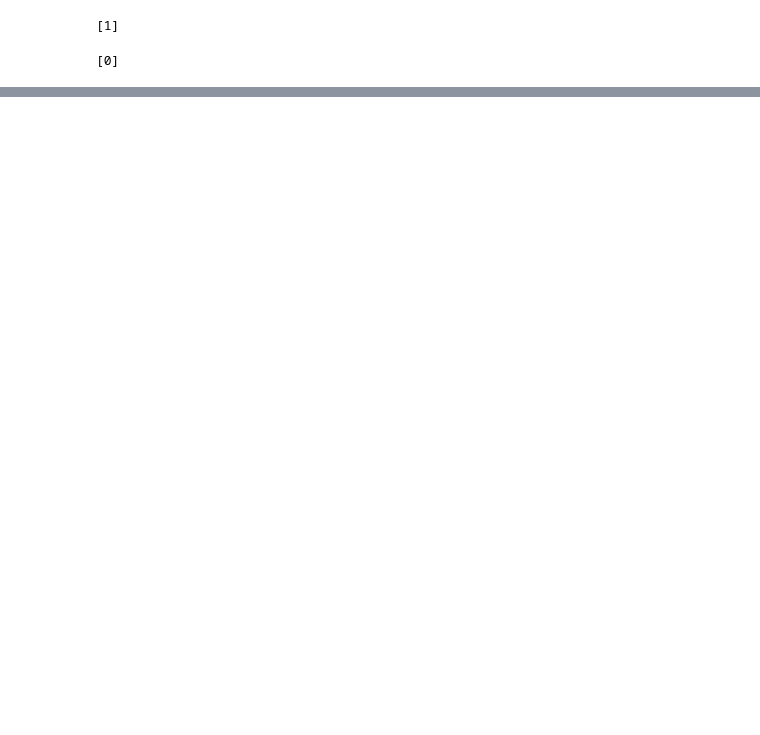
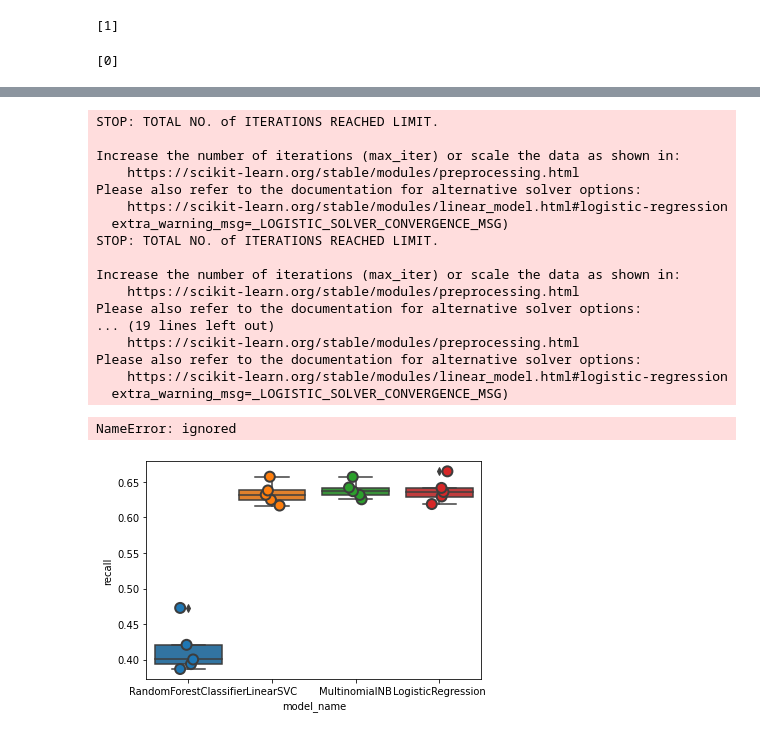
Before and after one commit to zuzannazak/MgrSarcasm, a Jupyter notebook: mgr_SVM.ipynb, the cells around one changed output, grey strips where cells are left out. Saved outputs shown, nothing was run; the diff lists cells and outputs as text; code cells hidden in the pictures; blank space fills up the shorter version.

```diff
--- a/mgr_SVM.ipynb
+++ b/mgr_SVM.ipynb
@@ -122,2 +143,47 @@ print(clf.predict(count_vect.transform(["I like cats"])))
+# %%
+from sklearn.linear_model import LogisticRegression
+from sklearn.ensemble import RandomForestClassifier
+from sklearn.svm import LinearSVC
+from sklearn.model_selection import cross_val_score
+models = [
+    RandomForestClassifier(n_estimators=200, max_depth=3, random_state=0),
+    LinearSVC(),
+    MultinomialNB(),
+    LogisticRegression(random_state=0),
+]
+CV = 5
+cv_df = pd.DataFrame(index=range(CV * len(models)))
+entries = []
+for model in models:
+  model_name = model.__class__.__name__
+  recalls = cross_val_score(model, features, labels, scoring='recall', cv=CV)
+  for fold_idx, recall in enumerate(recalls):
+    entries.append((model_name, fold_idx, recall))
+cv_df = pd.DataFrame(entries, columns=   ['model_name', 'fold_idx', 'recall'])
+import seaborn as sns
+sns.boxplot(x='model_name', y='recall', data=cv_df)
+sns.stripplot(x='model_name', y='recall', data=cv_df,
+              size=10, jitter=True, edgecolor="gray", linewidth=2)
+plt.show()
+# %% [output]
+STOP: TOTAL NO. of ITERATIONS REACHED LIMIT.
+
+Increase the number of iterations (max_iter) or scale the data as shown in:
+    https://scikit-learn.org/stable/modules/preprocessing.html
+Please also refer to the documentation for alternative solver options:
+    https://scikit-learn.org/stable/modules/linear_model.html#logistic-regression
+  extra_warning_msg=_LOGISTIC_SOLVER_CONVERGENCE_MSG)
+STOP: TOTAL NO. of ITERATIONS REACHED LIMIT.
+
+Increase the number of iterations (max_iter) or scale the data as shown in:
+    https://scikit-learn.org/stable/modules/preprocessing.html
+Please also refer to the documentation for alternative solver options:
+... (19 lines left out)
+    https://scikit-learn.org/stable/modules/preprocessing.html
+Please also refer to the documentation for alternative solver options:
+    https://scikit-learn.org/stable/modules/linear_model.html#logistic-regression
+  extra_warning_msg=_LOGISTIC_SOLVER_CONVERGENCE_MSG)
+NameError: ignored
+[figure, added]
 # %%
 from sklearn.linear_model import LogisticRegression
```
Also changed, not shown: parts of 9 cells of this notebook.
